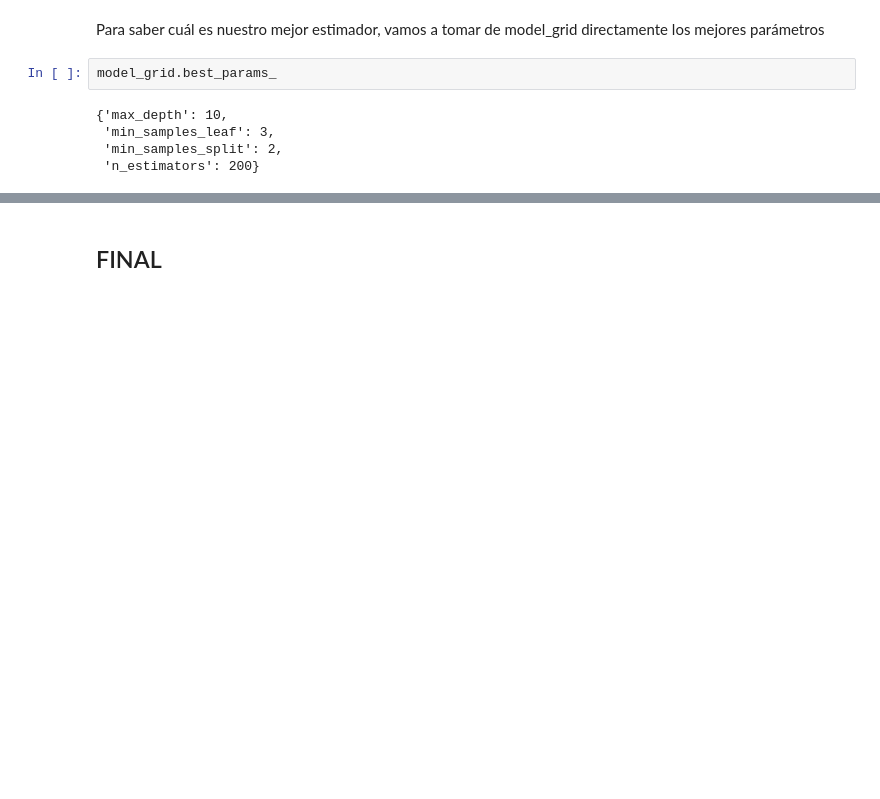
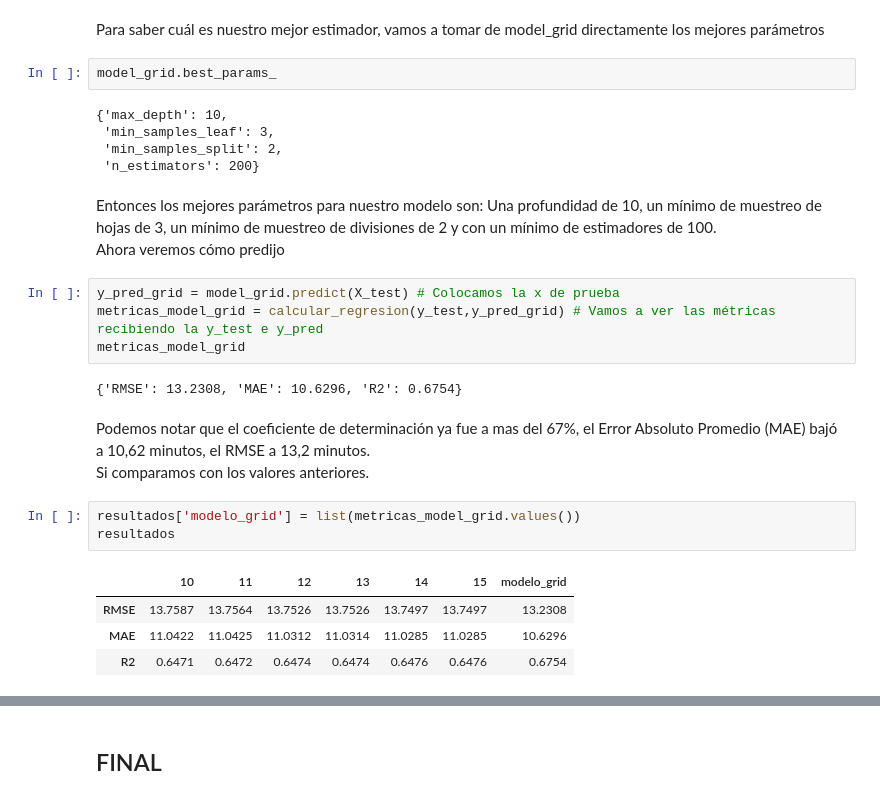
Before and after one commit to Maucho6340/1764-estadistica-con-python-probabilidad-y-muestreo, a Jupyter notebook: optimizacion_aeroportuaria_propio.ipynb, the cells around one changed output, grey strips where cells are left out. Cells and saved outputs as stored; diff of their text form; blank space fills up the shorter version.

```diff
--- a/optimizacion_aeroportuaria_propio.ipynb
+++ b/optimizacion_aeroportuaria_propio.ipynb
@@ -1282,3 +1282,23 @@ model_grid.best_params_
  'min_samples_leaf': 3,
  'min_samples_split': 2,
  'n_estimators': 200}
+# %% [markdown]
+Entonces los mejores parámetros para nuestro modelo son: Una profundidad de 10, un mínimo de muestreo de hojas de 3,  un mínimo de muestreo de divisiones de 2 y con un mínimo de estimadores de 100.<br>
+Ahora veremos cómo predijo
+# %%
+y_pred_grid = model_grid.predict(X_test) # Colocamos la x de prueba
+metricas_model_grid = calcular_regresion(y_test,y_pred_grid) # Vamos a ver las métricas recibiendo la y_test e y_pred
+metricas_model_grid
+# %% [output]
+{'RMSE': 13.2308, 'MAE': 10.6296, 'R2': 0.6754}
+# %% [markdown]
+Podemos notar que el coeficiente de determinación ya fue a mas del 67%, el Error Absoluto Promedio (MAE) bajó a 10,62 minutos, el RMSE a 13,2 minutos.<br>
+Si comparamos con los valores anteriores.
+# %%
+resultados['modelo_grid'] = list(metricas_model_grid.values())
+resultados
+# %% [output]
+|  | 10 | 11 | 12 | 13 | 14 | 15 | modelo_grid |
+| RMSE | 13.7587 | 13.7564 | 13.7526 | 13.7526 | 13.7497 | 13.7497 | 13.2308 |
+| MAE | 11.0422 | 11.0425 | 11.0312 | 11.0314 | 11.0285 | 11.0285 | 10.6296 |
+| R2 | 0.6471 | 0.6472 | 0.6474 | 0.6474 | 0.6476 | 0.6476 | 0.6754 |
```
Also changed, not shown: parts of 22 cells of this notebook.
